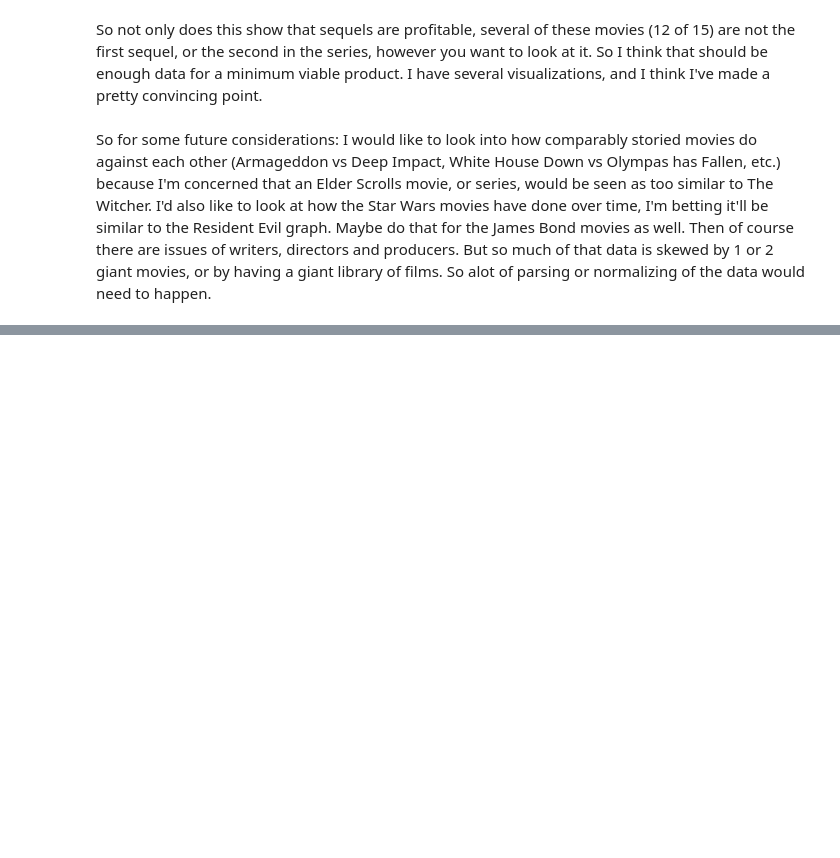
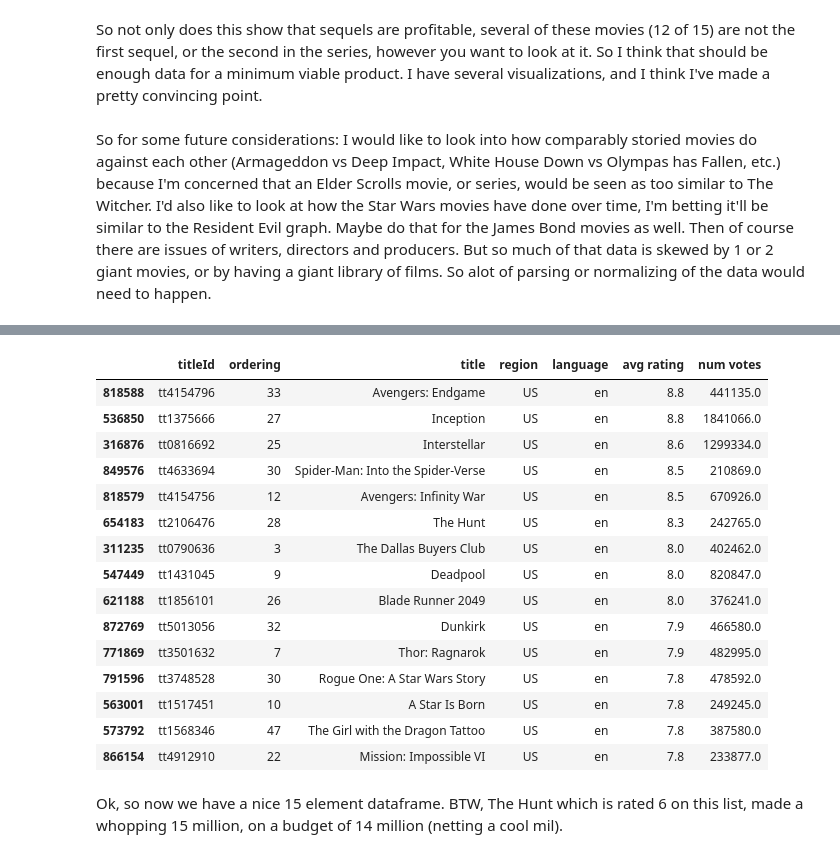
Before and after one commit to djournic/Movie_data_analysis_1, a Jupyter notebook: Phase 1 Project Code.ipynb, the cells around one changed output, grey strips where cells are left out. Saved outputs shown, nothing was run; the diff lists cells and outputs as text; code cells hidden in the pictures; blank space fills up the shorter version.

```diff
--- a/Phase 1 Project Code.ipynb
+++ b/Phase 1 Project Code.ipynb
@@ -1423,0 +2167,23 @@ Then of course there are issues of writers, directors and producers. But so much
+# %%
+imdb_15=imdb_hi_vote.sort_values(by=["avg rating"],ascending=False).head(15)
+# %%
+imdb_15
+# %% [output]
+|  | titleId | ordering | title | region | language | avg rating | num votes |
+| 818588 | tt4154796 | 33 | Avengers: Endgame | US | en | 8.8 | 441135.0 |
+| 536850 | tt1375666 | 27 | Inception | US | en | 8.8 | 1841066.0 |
+| 316876 | tt0816692 | 25 | Interstellar | US | en | 8.6 | 1299334.0 |
+| 849576 | tt4633694 | 30 | Spider-Man: Into the Spider-Verse | US | en | 8.5 | 210869.0 |
+| 818579 | tt4154756 | 12 | Avengers: Infinity War | US | en | 8.5 | 670926.0 |
+| 654183 | tt2106476 | 28 | The Hunt | US | en | 8.3 | 242765.0 |
+| 311235 | tt0790636 | 3 | The Dallas Buyers Club | US | en | 8.0 | 402462.0 |
+| 547449 | tt1431045 | 9 | Deadpool | US | en | 8.0 | 820847.0 |
+| 621188 | tt1856101 | 26 | Blade Runner 2049 | US | en | 8.0 | 376241.0 |
+| 872769 | tt5013056 | 32 | Dunkirk | US | en | 7.9 | 466580.0 |
+| 771869 | tt3501632 | 7 | Thor: Ragnarok | US | en | 7.9 | 482995.0 |
+| 791596 | tt3748528 | 30 | Rogue One: A Star Wars Story | US | en | 7.8 | 478592.0 |
+| 563001 | tt1517451 | 10 | A Star Is Born | US | en | 7.8 | 249245.0 |
+| 573792 | tt1568346 | 47 | The Girl with the Dragon Tattoo | US | en | 7.8 | 387580.0 |
+| 866154 | tt4912910 | 22 | Mission: Impossible VI | US | en | 7.8 | 233877.0 |
+# %% [markdown]
+Ok, so now we have a nice 15 element dataframe. BTW, The Hunt which is rated 6 on this list, made a whopping 15 million, on a budget of 14 million (netting a cool mil).
```
Also changed, not shown: parts of 123 cells of this notebook, 1 other file.
